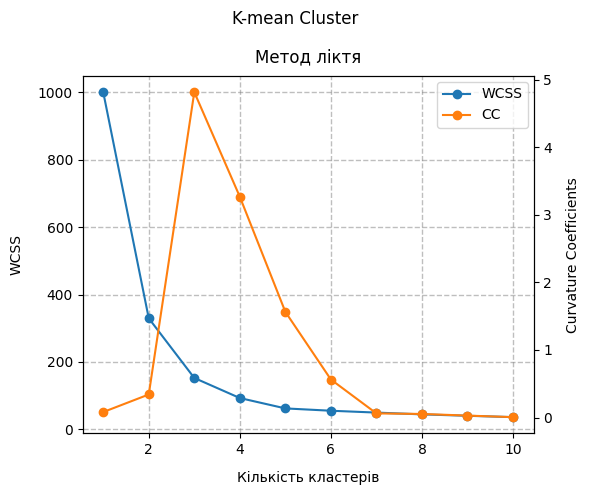
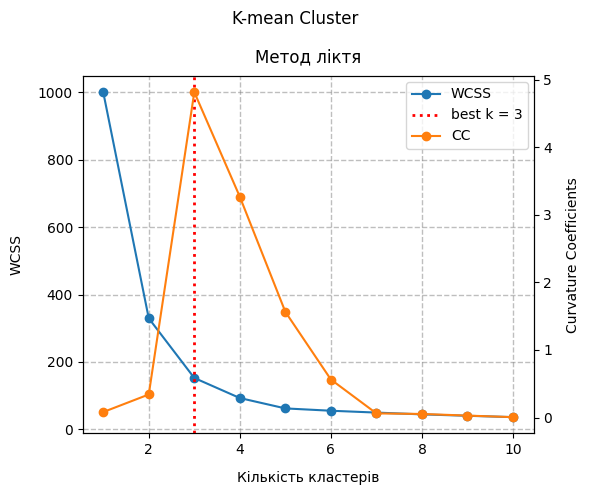
The change to this notebook cell's code, shown as a diff; its figure went from the first image to the second:
--- before
+++ after
@@ -10,4 +10,5 @@
 ax_l = axes
 ax_l.plot(wcss.keys(), wcss.values(), marker='o', label='WCSS', color='tab:blue')
+ax_l.axvline(best_k, linestyle=':', color='red', linewidth=2.0, label=f"best k = {best_k}")
 
 ax_l.grid(axis='both', visible=True, which='major', ls='--', linewidth=1.0, color='tab:gray')

Commit: [Homework18] - calculated besk k